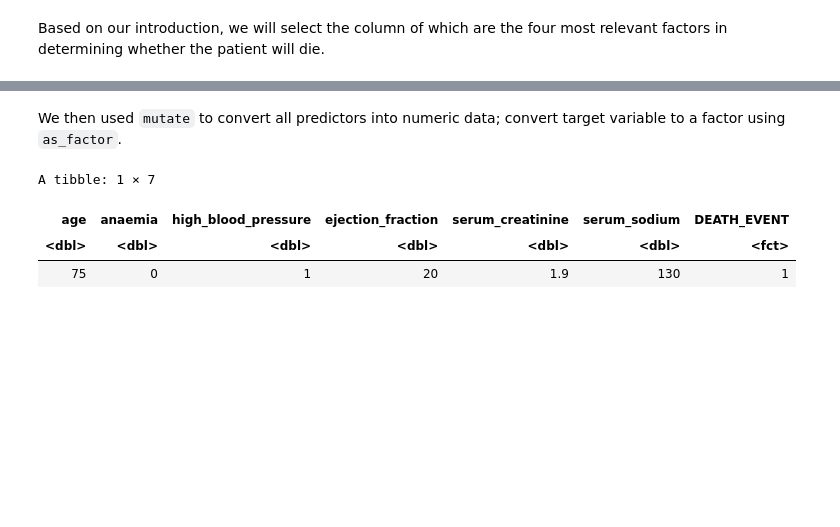
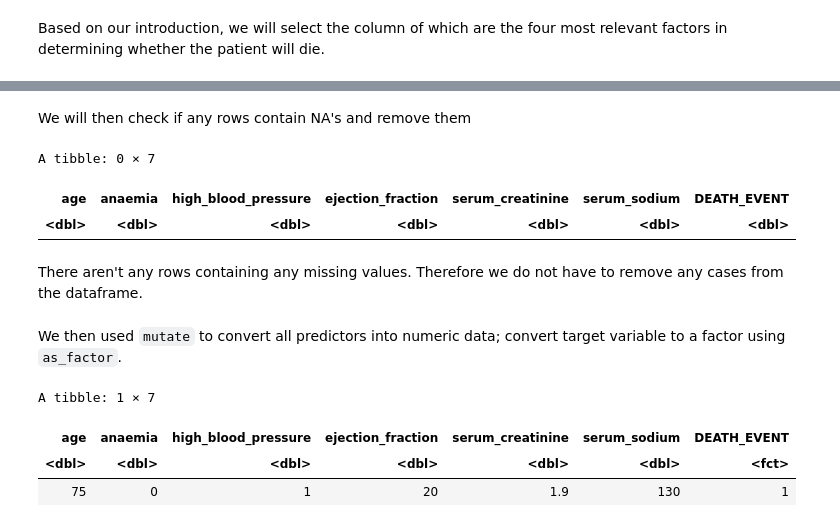
Before and after one commit to pinklily1202/Group-30, a Jupyter notebook: group30.ipynb, the cells around one changed output, grey strips where cells are left out. Cells and saved outputs as stored; diff of their text form; code cells hidden in the pictures; blank space fills up the shorter version.

```diff
--- a/group30.ipynb
+++ b/group30.ipynb
@@ -120,3 +118,13 @@ A tibble: 8 × 7
+# %% [markdown]
+We will then check if any rows contain NA's and remove them
+# %%
+heart_data[rowSums(is.na(heart_data)) > 0, ]
+# %% [output]
+A tibble: 0 × 7
+| age | anaemia | high_blood_pressure | ejection_fraction | serum_creatinine | serum_sodium | DEATH_EVENT |
+| <dbl> | <dbl> | <dbl> | <dbl> | <dbl> | <dbl> | <dbl> |
+# %% [markdown]
+There aren't any rows containing any missing values. Therefore we do not have to remove any cases from the dataframe.
 # %% [markdown]
 We then used `mutate` to convert all predictors into numeric data; convert target variable to a factor using `as_factor`.
 # %%
```
Also changed, not shown: parts of 8 cells of this notebook.
